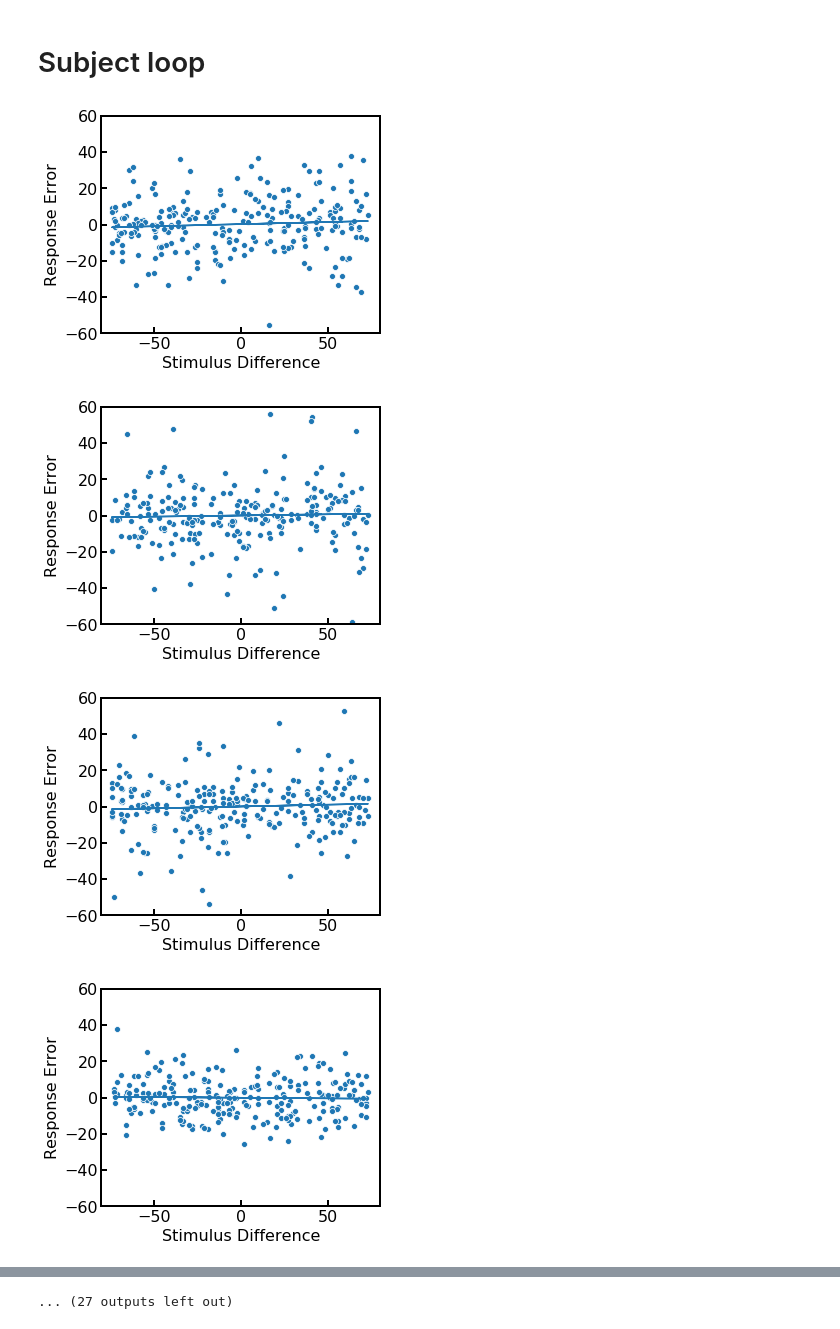
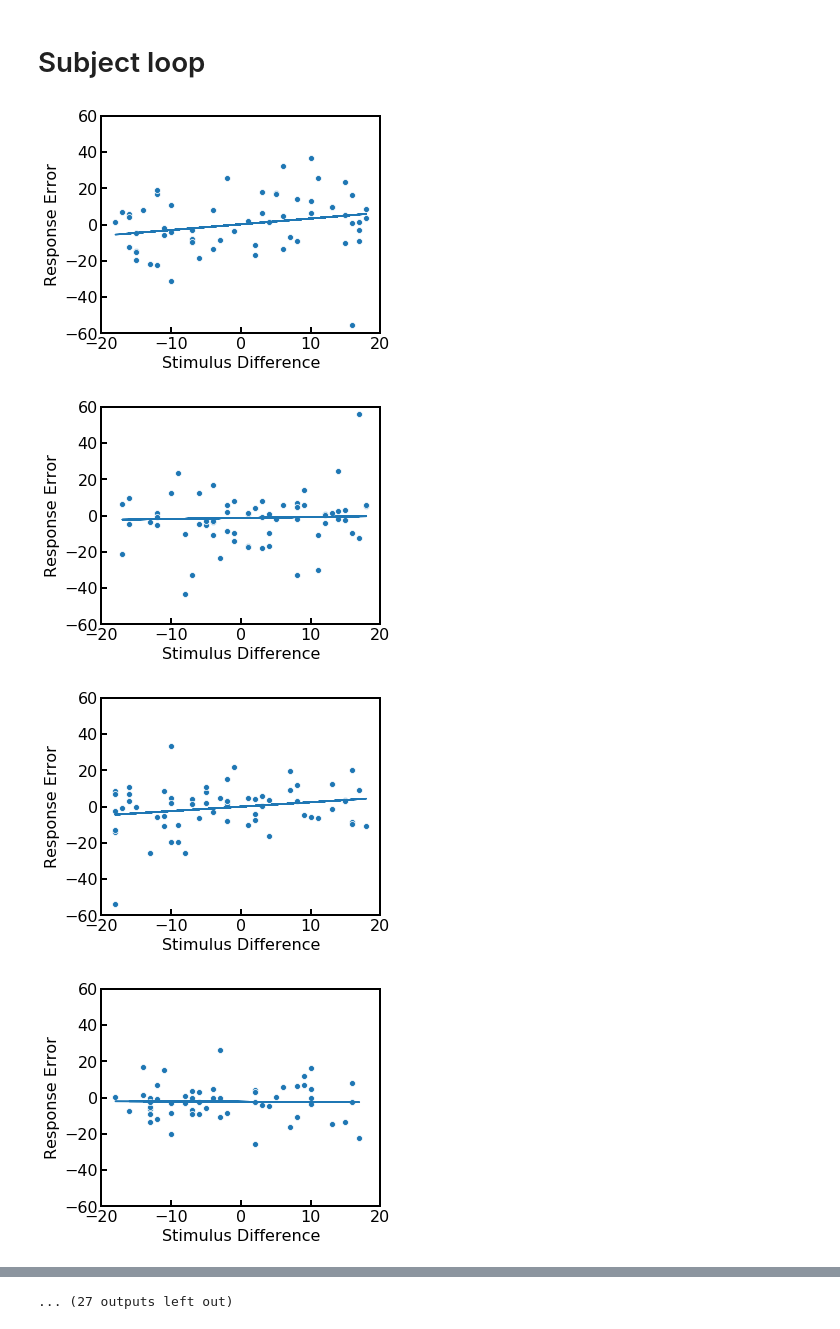
Before and after one commit to WhitneyLab/Serial_Dependence_Analysis_Base, a Jupyter notebook: figures/Fig_4/Fig_4.ipynb, the cells around one changed output, grey strips where cells are left out. Drawn from its saved outputs; the diff is of its cells as text; code cells hidden in the pictures.

Commit message:
restricted slope to +- 19 stimulus difference

```diff
--- a/figures/Fig_4/Fig_4.ipynb
+++ b/figures/Fig_4/Fig_4.ipynb
@@ -140,42 +140,44 @@ for ntype in nTypes:
         # drop the NaNs, see above the explanation why
         subjectdata_nonan = subjectdata_selcols.dropna()
 
+        # restrict to +- 19
+        subjectdat_nonan_filtered =  subjectdata_nonan[(subjectdata_nonan['Stim_diff'] > -19) & (subjectdata_nonan['Stim_diff'] < 19)]
         # fit regression line
-        slope, intercept = np.polyfit(subjectdata_nonan['Stim_diff'], subjectdata_nonan['responseError'], 1)
+        slope, intercept = np.polyfit(subjectdat_nonan_filtered['Stim_diff'], subjectdat_nonan_filtered['responseError'], 1)
 
         plt.figure(figsize=(5, 4))
-        ax = sns.scatterplot(subjectdata_nonan['Stim_diff'], subjectdata_nonan['responseError'])
-        plt.plot(subjectdata_nonan['Stim_diff'], slope*subjectdata_nonan['Stim_diff'] + intercept)
+        ax = sns.scatterplot(subjectdat_nonan_filtered['Stim_diff'], subjectdat_nonan_filtered['responseError'])
+        plt.plot(subjectdat_nonan_filtered['Stim_diff'], slope*subjectdat_nonan_filtered['Stim_diff'] + intercept)
         plt.xlabel('Stimulus Difference')
         plt.ylabel('Response Error')
-        plt.xlim(-80, 80)
+        plt.xlim(-20, 20)
         plt.ylim(-60, 60)
         plt.savefig(regression_figures_path + '/' + subject + '_' + ntype + 'nBack_regression_figures.eps', bbox_inches='tight', dpi=1200)
         plt.savefig(regression_figures_path + '/' + subject + '_' + ntype + 'nBack_regression_figures.jpg', bbox_inches='tight', dpi=1200)
 
         fitting_all_data.loc[row_subject, 'SUBJECT'] = subject
         fitting_all_data.loc[row_subject, 'TYPE'] = ntype
         fitting_all_data.loc[row_subject, 'SLOPE'] = slope
         fitting_all_data.loc[row_subject, 'INTERCEPT'] =intercept
 
         fitting_tmp.loc[row_type, 'SUBJECT'] = subject
         fitting_tmp.loc[row_type, 'TYPE'] = ntype
         fitting_tmp.loc[row_type, 'SLOPE'] = slope
         fitting_tmp.loc[row_type, 'INTERCEPT'] =intercept
 
         row_type += 1
         row_subject += 1
 
     mean_slope, ci_low_slope, ci_up_slope = mean_confidence_interval.mean_confidence_interval(fitting_tmp['SLOPE'])
 
     fitting_ntype_data.loc[row_all, 'TYPE'] = ntype
     fitting_ntype_data.loc[row_all, 'SLOPE_MEAN'] = mean_slope
     fitting_ntype_data.loc[row_all, 'SLOPE_CI_LOW'] = ci_low_slope
     fitting_ntype_data.loc[row_all, 'SLOPE_CI_UP'] = ci_up_slope
 
     row_all += 1
 # %% [output]
-[figure, old version]
+[figure, new version]
-[figure, old version]
+[figure, new version]
-[figure, old version]
+[figure, new version]
-[figure, old version]
+[figure, new version]
```
Also changed, not shown: parts of 3 cells of this notebook, 40 other files.
